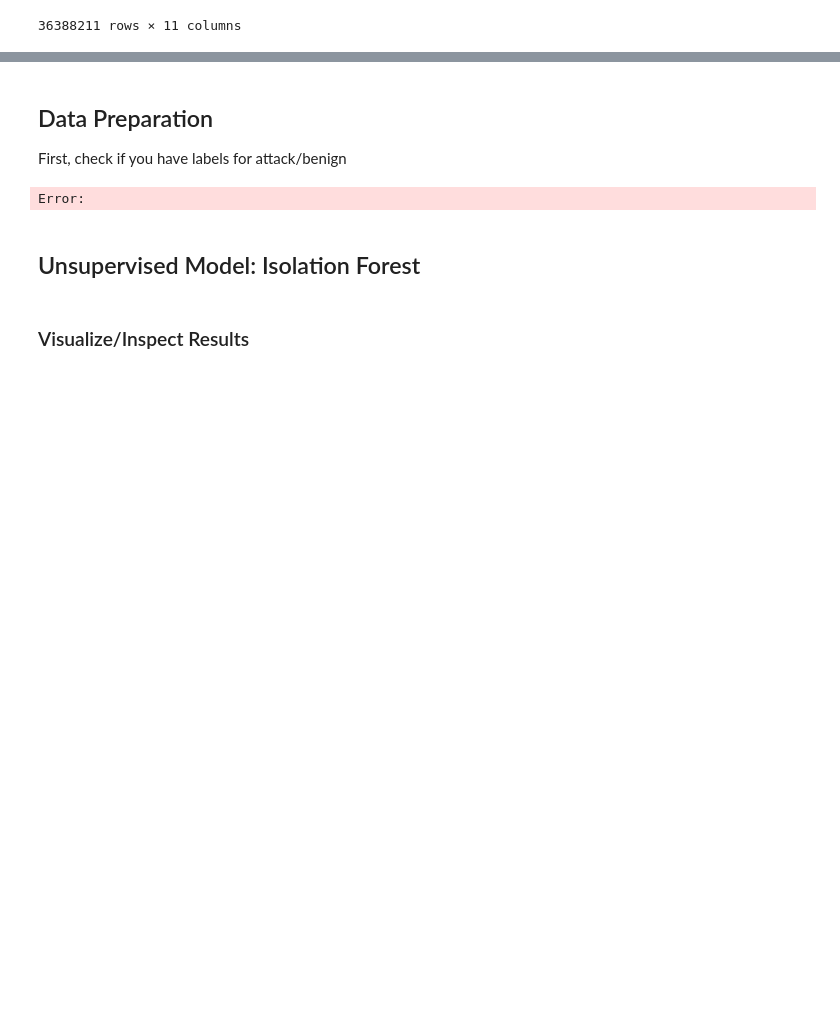
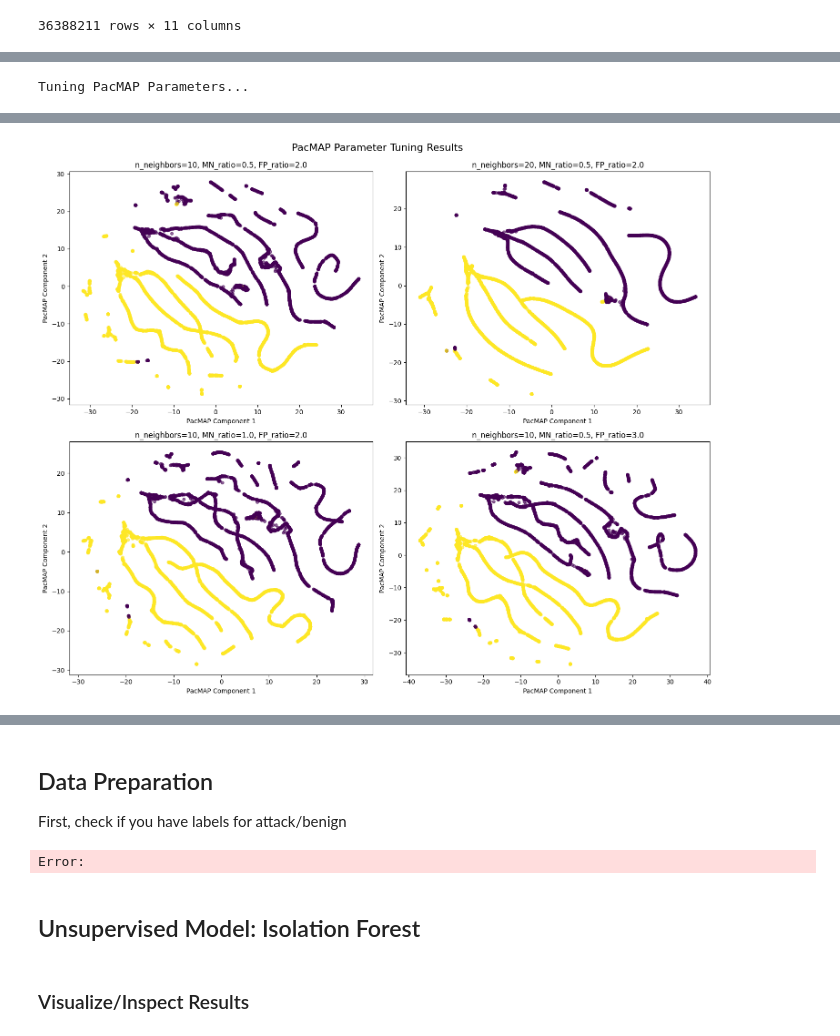
Before and after one commit to DannyAT97/loic-ddos-dataset, a Jupyter notebook: analysis.ipynb, the cells around one changed output, grey strips where cells are left out. Saved outputs shown, nothing was run; the diff lists cells and outputs as text; code cells hidden in the pictures; blank space fills up the shorter version.

```diff
--- a/analysis.ipynb
+++ b/analysis.ipynb
@@ -711,0 +1066,3 @@ df
+# %%
+tune_pacmap_parameters(X_scaled, df_sample)
+# %% [output]
@@ -711,0 +1070 @@ df
+Tuning PacMAP Parameters...
@@ -711,0 +1074 @@ df
+[figure, added]
```
Also changed, not shown: parts of 42 cells of this notebook.
